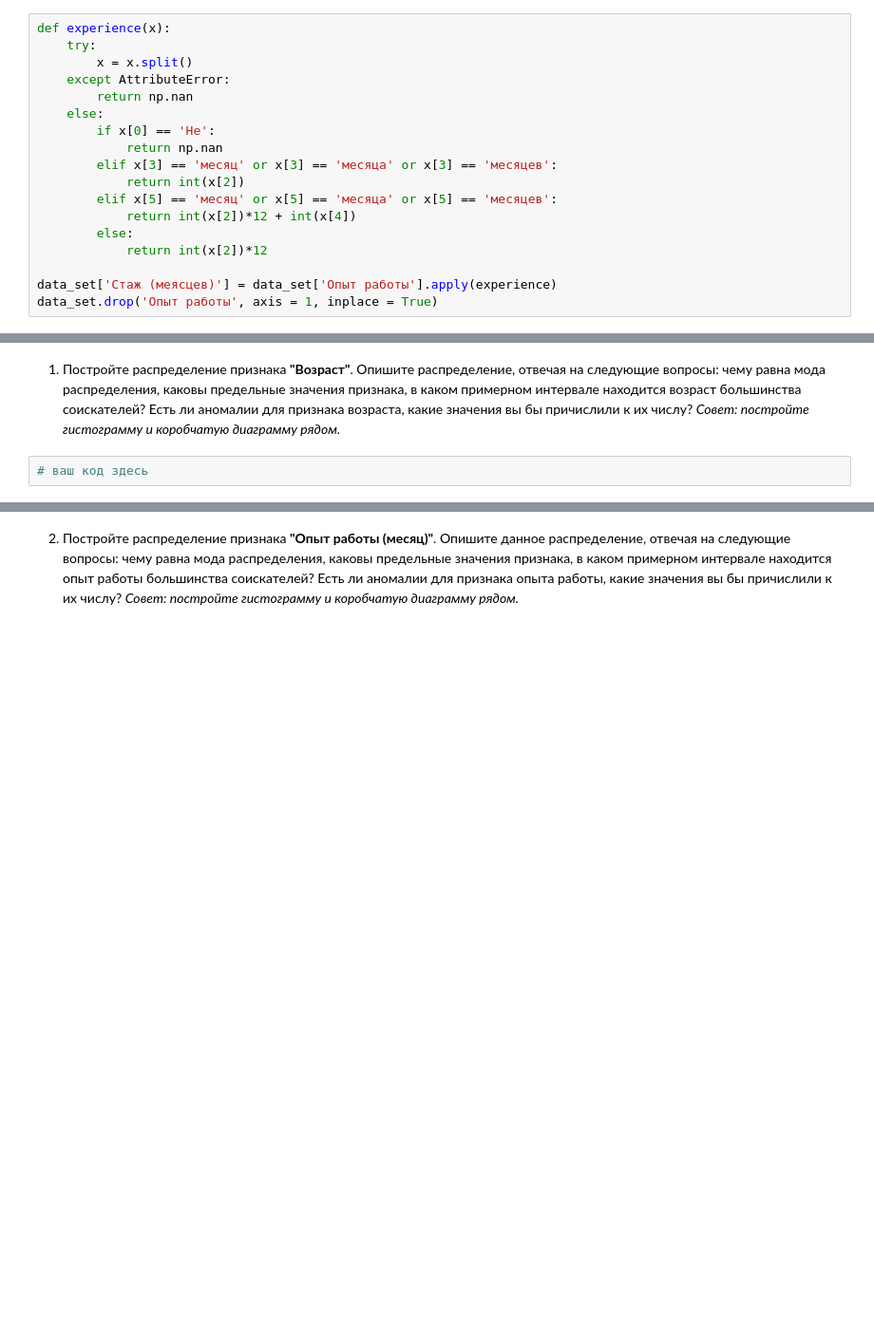
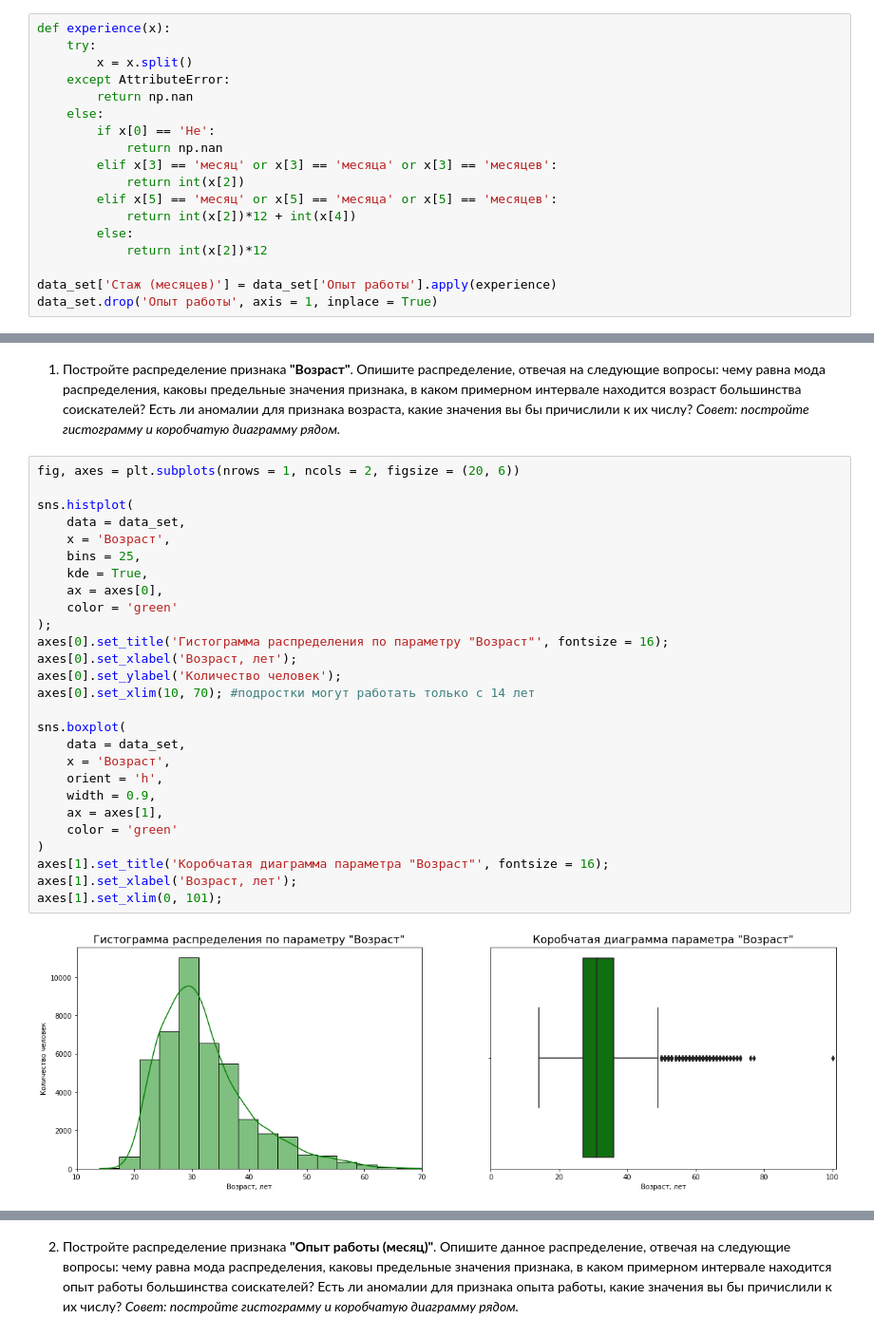
Before and after one commit to rafferti95/st_data_science, a Jupyter notebook: Project 1/Project 1.ipynb, the cells around one changed output, grey strips where cells are left out. Shown at 95% size. Cells and saved outputs as stored; diff of their text form; blank space fills up the shorter version.

```diff
--- a/Project 1/Project 1.ipynb
+++ b/Project 1/Project 1.ipynb
@@ -169,7 +170,7 @@ def experience(x):
         else:
             return int(x[2])*12
 
-data_set['Стаж (меясцев)'] = data_set['Опыт работы'].apply(experience)
+data_set['Стаж (месяцев)'] = data_set['Опыт работы'].apply(experience)
 data_set.drop('Опыт работы', axis = 1, inplace = True)
 # %% [markdown]
 4. Хорошо идем! Следующий на очереди признак "Город, переезд, командировки". Информация в нем представлена в следующем виде: **<Город , (метро) , готовность к переезду (города для переезда) , готовность к командировкам>**. В скобках указаны необязательные параметры строки. Например, можно встретить следующие варианты:
@@ -363,5 +364,32 @@ data_set.drop(['ЗП', 'Зарплата', 'Валюта', 'close', 'proportion'
 1. Постройте распределение признака **"Возраст"**. Опишите распределение, отвечая на следующие вопросы: чему равна мода распределения, каковы предельные значения признака, в каком примерном интервале находится возраст большинства соискателей? Есть ли аномалии для признака возраста, какие значения вы бы причислили к их числу?
 *Совет: постройте гистограмму и коробчатую диаграмму рядом.*
 # %%
-# ваш код здесь
+fig, axes = plt.subplots(nrows = 1, ncols = 2, figsize = (20, 6))
+
+sns.histplot(
+    data = data_set,
+    x = 'Возраст',
+    bins = 25,
+    kde = True,
+    ax = axes[0],
+    color = 'green'
+);
+axes[0].set_title('Гистограмма распределения по параметру "Возраст"', fontsize = 16);
+axes[0].set_xlabel('Возраст, лет');
+axes[0].set_ylabel('Количество человек');
+axes[0].set_xlim(10, 70); #подростки могут работать только с 14 лет
+
+sns.boxplot(
+    data = data_set,
+    x = 'Возраст',
+    orient = 'h',
+    width = 0.9,
+    ax = axes[1],
+    color = 'green'
+)
+axes[1].set_title('Коробчатая диаграмма параметра "Возраст"', fontsize = 16);
+axes[1].set_xlabel('Возраст, лет');
+axes[1].set_xlim(0, 101);
+# %% [output]
+[figure, added]
 # %% [markdown]
```
Also changed, not shown: parts of 10 cells of this notebook.
